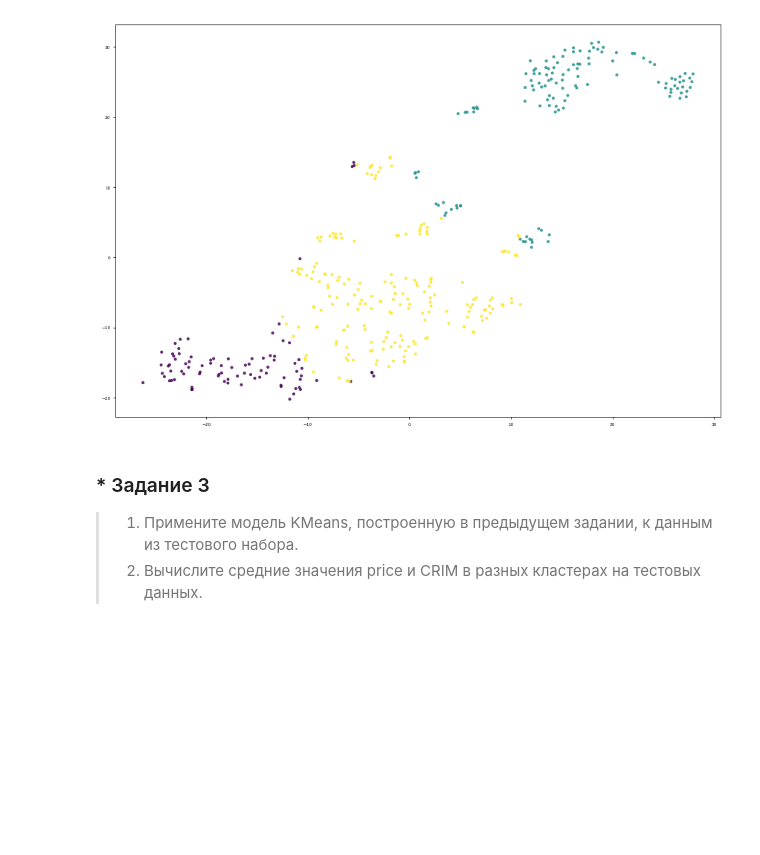
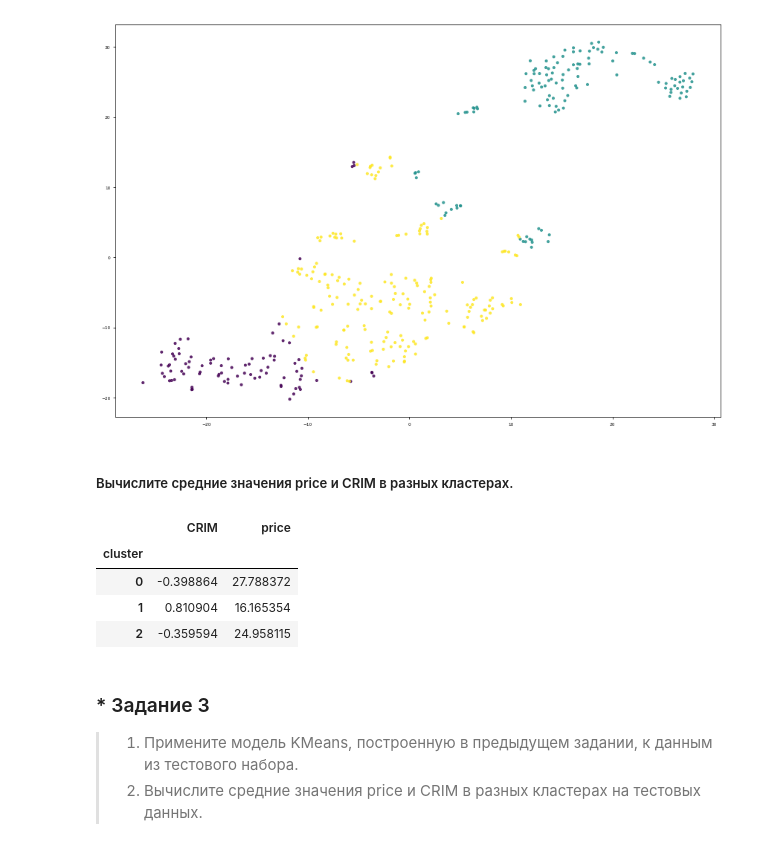
Before and after one commit to LuckyDima/Geekbrains_DB_0607, a Jupyter notebook: Data Science/Lesson8/Lesson8.ipynb, the cells around one changed output. Drawn from its saved outputs; the diff is of its cells as text; code cells hidden in the pictures; blank space fills up the shorter version.

```diff
--- a/Data Science/Lesson8/Lesson8.ipynb
+++ b/Data Science/Lesson8/Lesson8.ipynb
@@ -131,5 +131,25 @@ plt.scatter(X_train_scale_tsne[:,0],X_train_scale_tsne[:,1],c = k_train, alpha=
 # %% [output]
 [figure]
+# %% [markdown]
+##### Вычислите средние значения price и CRIM в разных кластерах.
+# %%
+y_train_price = pd.DataFrame(y_train['target_price'])
+
+y_train_price = y_train_price.reset_index()
+
+y_train_price = pd.DataFrame(y_train_price['target_price'])
+
+result_ = pd.concat ([X_train_scale['CRIM'] , y_train_price ,pd.DataFrame(k_train)], axis = 1, sort = False)
+
+result_ = result_.rename(columns = {'target_price' : 'price', 0 : 'cluster'})
+
+result_.groupby('cluster').mean()
+# %% [output]
+|  | CRIM | price |
+| cluster |  |  |
+| 0 | -0.398864 | 27.788372 |
+| 1 | 0.810904 | 16.165354 |
+| 2 | -0.359594 | 24.958115 |
 # %% [markdown]
 ### * Задание 3
 > 1. Примените модель KMeans, построенную в предыдущем задании, к данным из тестового набора.
```
Also changed, not shown: parts of 2 cells of this notebook.
